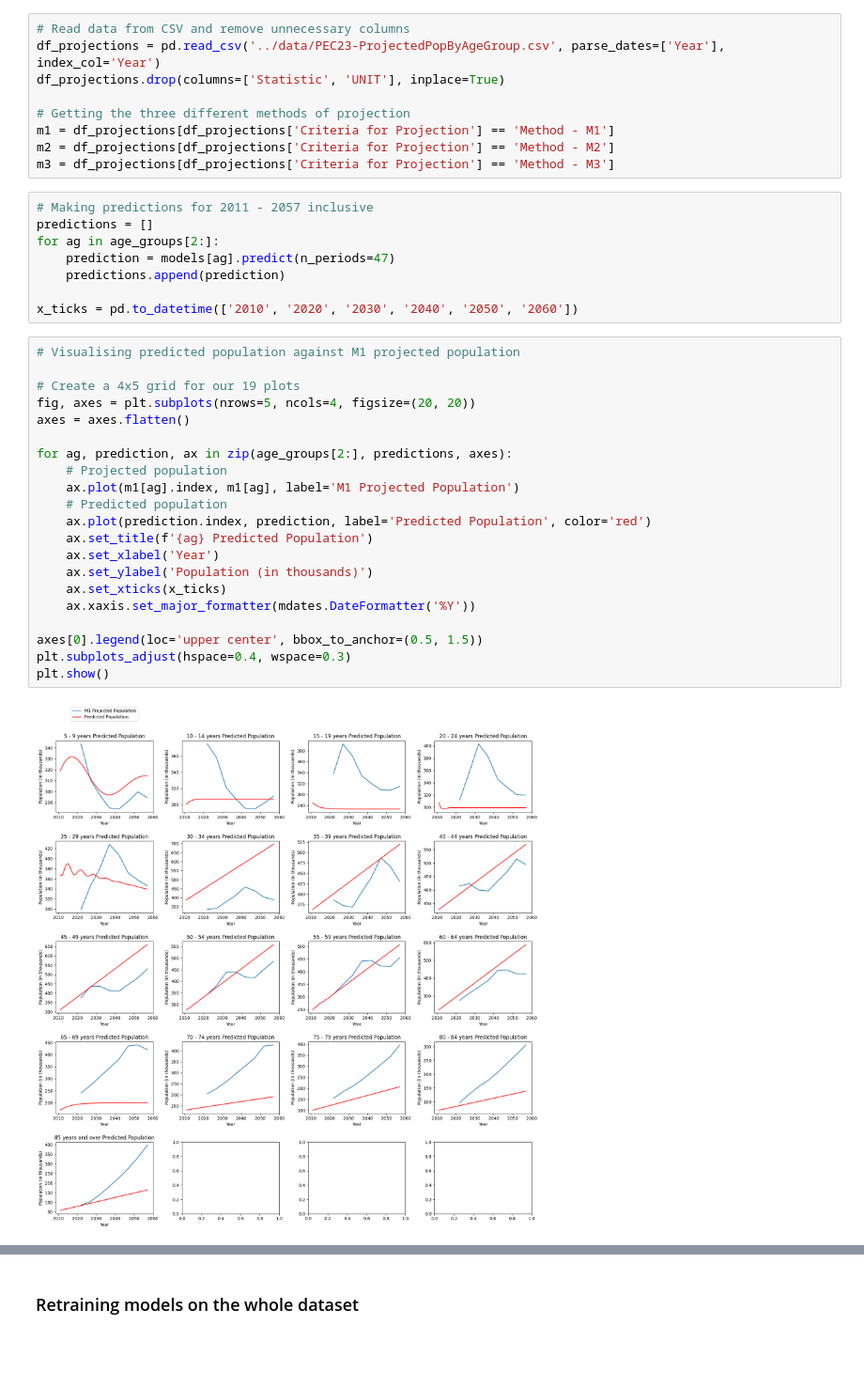
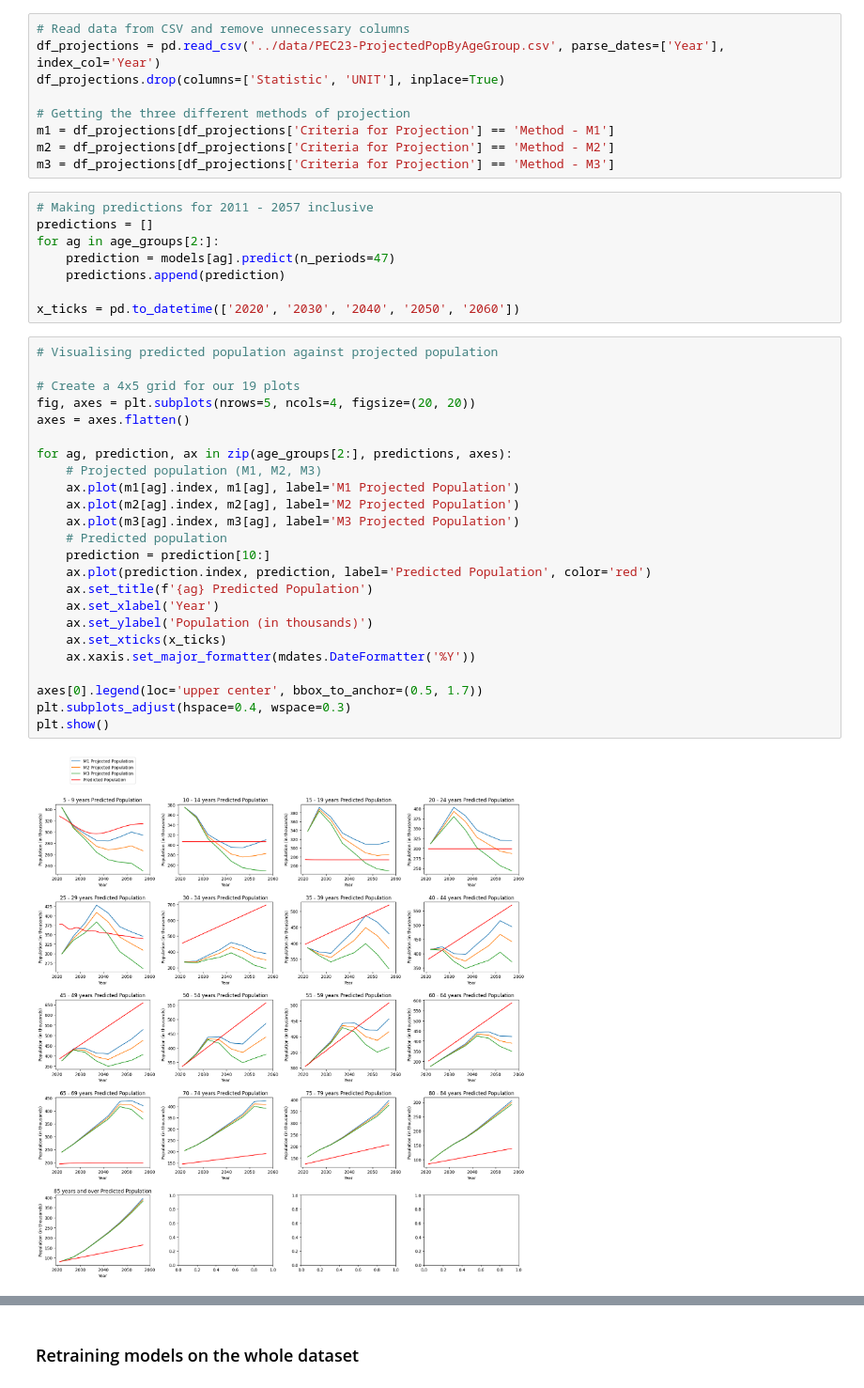
Before and after one commit to oOoOoOo0o/LM051-FYP, a Jupyter notebook: arima/age-groups.ipynb, the cells around one changed output, grey strips where cells are left out. Shown at 94% size. Cells and saved outputs as stored; diff of their text form; blank space fills up the shorter version.

Commit message:
Combined all projections into one chart

```diff
--- a/arima/age-groups.ipynb
+++ b/arima/age-groups.ipynb
@@ -468,27 +479,30 @@ for ag in age_groups[2:]:
     prediction = models[ag].predict(n_periods=47)
     predictions.append(prediction)
 
-x_ticks = pd.to_datetime(['2010', '2020', '2030', '2040', '2050', '2060'])
+x_ticks = pd.to_datetime(['2020', '2030', '2040', '2050', '2060'])
 # %%
-# Visualising predicted population against M1 projected population
+# Visualising predicted population against projected population
 
 # Create a 4x5 grid for our 19 plots
 fig, axes = plt.subplots(nrows=5, ncols=4, figsize=(20, 20))
 axes = axes.flatten()
 
 for ag, prediction, ax in zip(age_groups[2:], predictions, axes):
-    # Projected population
+    # Projected population (M1, M2, M3)
     ax.plot(m1[ag].index, m1[ag], label='M1 Projected Population')
+    ax.plot(m2[ag].index, m2[ag], label='M2 Projected Population')
+    ax.plot(m3[ag].index, m3[ag], label='M3 Projected Population')
     # Predicted population
+    prediction = prediction[10:]
     ax.plot(prediction.index, prediction, label='Predicted Population', color='red')
     ax.set_title(f'{ag} Predicted Population')
     ax.set_xlabel('Year')
     ax.set_ylabel('Population (in thousands)')
     ax.set_xticks(x_ticks)
     ax.xaxis.set_major_formatter(mdates.DateFormatter('%Y'))
 
-axes[0].legend(loc='upper center', bbox_to_anchor=(0.5, 1.5))
+axes[0].legend(loc='upper center', bbox_to_anchor=(0.5, 1.7))
 plt.subplots_adjust(hspace=0.4, wspace=0.3)
 plt.show()
 # %% [output]
-[figure, old version]
+[figure, new version]
```
Also changed, not shown: parts of 9 cells of this notebook.
